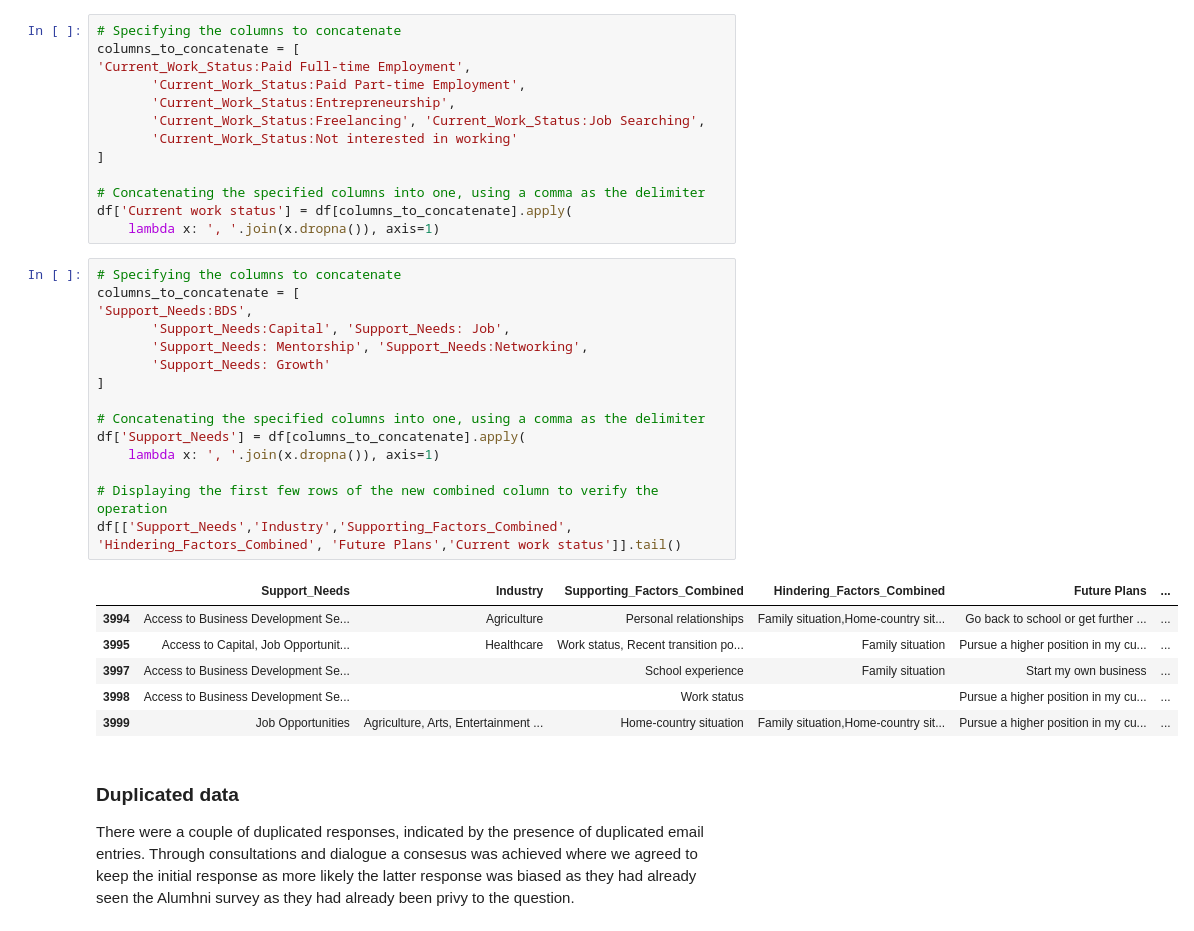
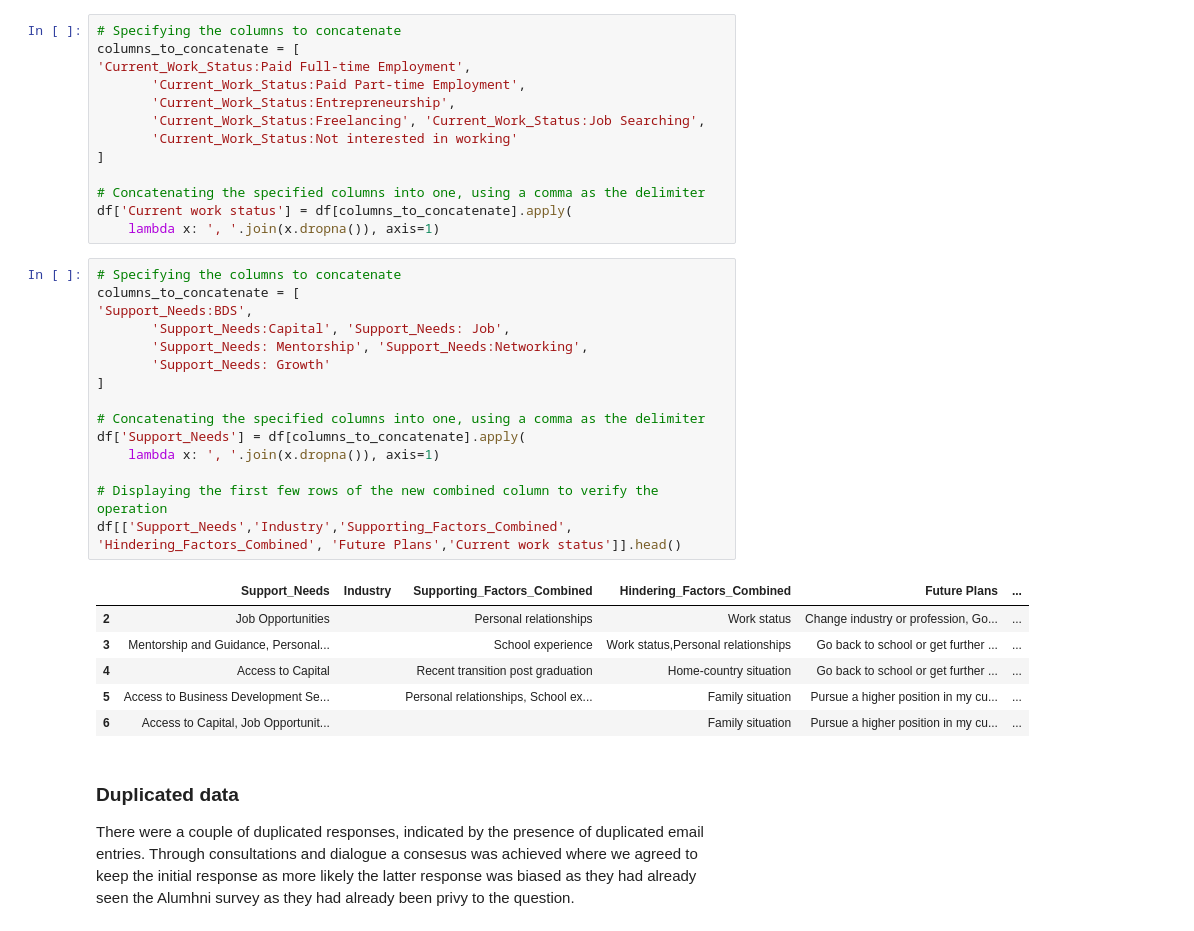
Before and after one commit to mukanzi/Google-colab-Notebooks, a Jupyter notebook: Alumni_Survey_cleaning.ipynb, the cells around one changed output. Drawn from its saved outputs; the diff is of its cells as text.

```diff
--- a/Alumni_Survey_cleaning.ipynb
+++ b/Alumni_Survey_cleaning.ipynb
@@ -279,25 +279,25 @@ df['Current work status'] = df[columns_to_concatenate].apply(
 # %%
 # Specifying the columns to concatenate
 columns_to_concatenate = [
 'Support_Needs:BDS',
        'Support_Needs:Capital', 'Support_Needs: Job',
        'Support_Needs: Mentorship', 'Support_Needs:Networking',
        'Support_Needs: Growth'
 ]
 
 # Concatenating the specified columns into one, using a comma as the delimiter
 df['Support_Needs'] = df[columns_to_concatenate].apply(
     lambda x: ', '.join(x.dropna()), axis=1)
 
 # Displaying the first few rows of the new combined column to verify the operation
-df[['Support_Needs','Industry','Supporting_Factors_Combined', 'Hindering_Factors_Combined', 'Future Plans','Current work status']].tail()
+df[['Support_Needs','Industry','Supporting_Factors_Combined', 'Hindering_Factors_Combined', 'Future Plans','Current work status']].head()
 # %% [output]
 |  | Support_Needs | Industry | Supporting_Factors_Combined | Hindering_Factors_Combined | Future Plans | ... |
-| 3994 | Access to Business Development Se... | Agriculture | Personal relationships | Family situation,Home-country sit... | Go back to school or get further ... | ... |
-| 3995 | Access to Capital, Job Opportunit... | Healthcare | Work status, Recent transition po... | Family situation | Pursue a higher position in my cu... | ... |
-| 3997 | Access to Business Development Se... |  | School experience | Family situation | Start my own business | ... |
-| 3998 | Access to Business Development Se... |  | Work status |  | Pursue a higher position in my cu... | ... |
-| 3999 | Job Opportunities | Agriculture, Arts, Entertainment ... | Home-country situation | Family situation,Home-country sit... | Pursue a higher position in my cu... | ... |
+| 2 | Job Opportunities |  | Personal relationships | Work status | Change industry or profession, Go... | ... |
+| 3 | Mentorship and Guidance, Personal... |  | School experience | Work status,Personal relationships | Go back to school or get further ... | ... |
+| 4 | Access to Capital |  | Recent transition post graduation | Home-country situation | Go back to school or get further ... | ... |
+| 5 | Access to Business Development Se... |  | Personal relationships, School ex... | Family situation | Pursue a higher position in my cu... | ... |
+| 6 | Access to Capital, Job Opportunit... |  |  | Family situation | Pursue a higher position in my cu... | ... |
 # %% [markdown]
 ### Duplicated data
 
```
Also changed, not shown: parts of 29 cells of this notebook.
